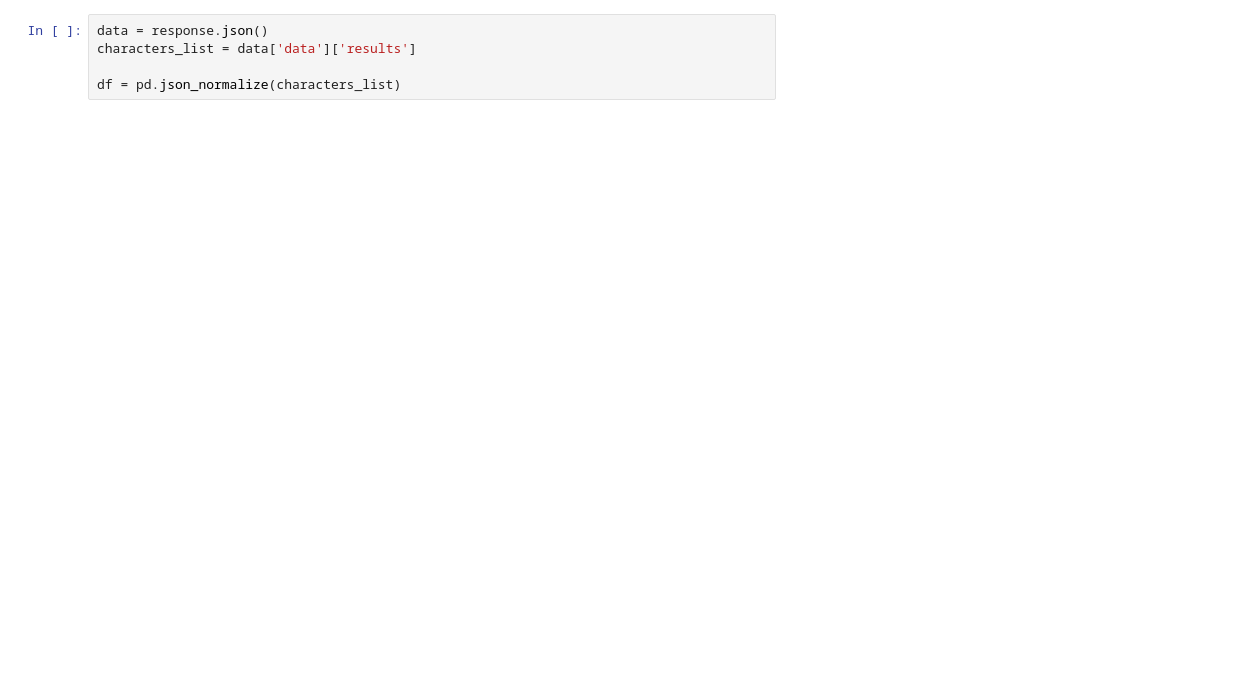
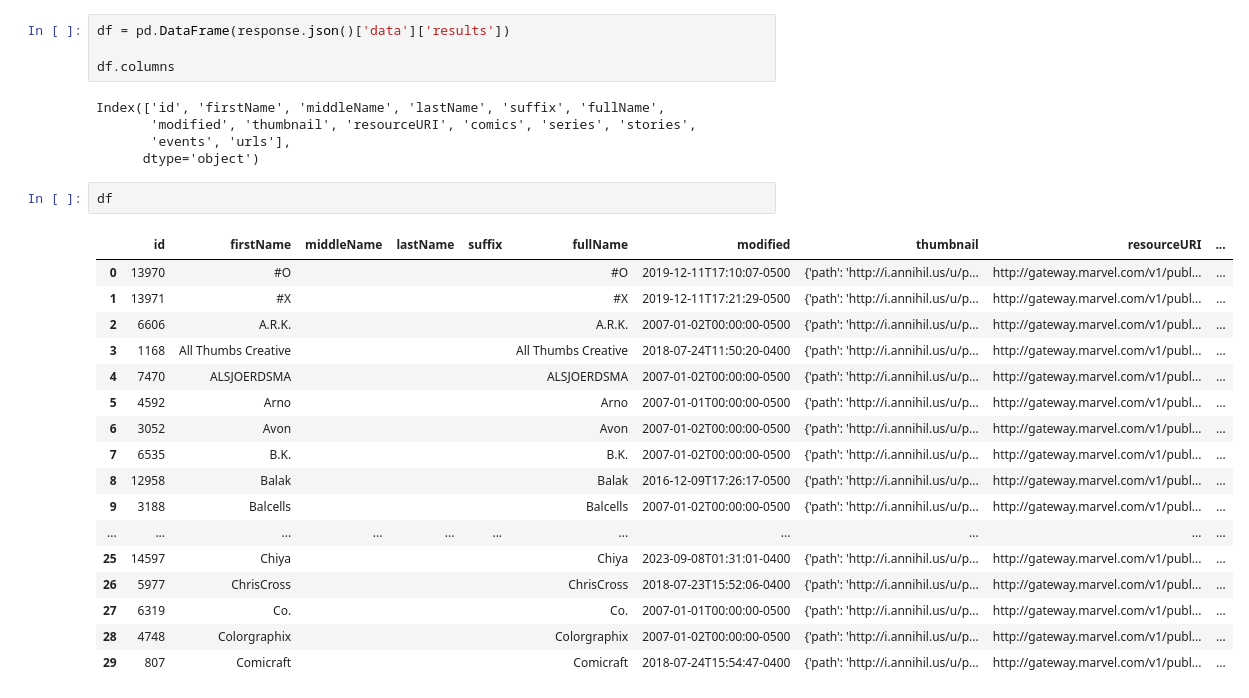
Before and after one commit to Rodrigo-Perico/aleon.ai, a Jupyter notebook: Marvel_aleon_ai.ipynb, the cells around one changed output. Saved outputs shown, nothing was run; the diff lists cells and outputs as text; blank space fills up the shorter version.

```diff
--- a/Marvel_aleon_ai.ipynb
+++ b/Marvel_aleon_ai.ipynb
@@ -26,5 +36,29 @@ response = requests.get(url, params=params)
 # %%
-data = response.json()
-characters_list = data['data']['results']
+df = pd.DataFrame(response.json()['data']['results'])
 
-df = pd.json_normalize(characters_list)
+df.columns
+# %% [output]
+Index(['id', 'firstName', 'middleName', 'lastName', 'suffix', 'fullName',
+       'modified', 'thumbnail', 'resourceURI', 'comics', 'series', 'stories',
+       'events', 'urls'],
+      dtype='object')
+# %%
+df
+# %% [output]
+|  | id | firstName | middleName | lastName | suffix | fullName | modified | thumbnail | resourceURI | ... |
+| 0 | 13970 | #O |  |  |  | #O | 2019-12-11T17:10:07-0500 | {'path': 'http://i.annihil.us/u/p... | http://gateway.marvel.com/v1/publ... | ... |
+| 1 | 13971 | #X |  |  |  | #X | 2019-12-11T17:21:29-0500 | {'path': 'http://i.annihil.us/u/p... | http://gateway.marvel.com/v1/publ... | ... |
+| 2 | 6606 | A.R.K. |  |  |  | A.R.K. | 2007-01-02T00:00:00-0500 | {'path': 'http://i.annihil.us/u/p... | http://gateway.marvel.com/v1/publ... | ... |
+| 3 | 1168 | All Thumbs Creative |  |  |  | All Thumbs Creative | 2018-07-24T11:50:20-0400 | {'path': 'http://i.annihil.us/u/p... | http://gateway.marvel.com/v1/publ... | ... |
+| 4 | 7470 | ALSJOERDSMA |  |  |  | ALSJOERDSMA | 2007-01-02T00:00:00-0500 | {'path': 'http://i.annihil.us/u/p... | http://gateway.marvel.com/v1/publ... | ... |
+| 5 | 4592 | Arno |  |  |  | Arno | 2007-01-01T00:00:00-0500 | {'path': 'http://i.annihil.us/u/p... | http://gateway.marvel.com/v1/publ... | ... |
+| 6 | 3052 | Avon |  |  |  | Avon | 2007-01-02T00:00:00-0500 | {'path': 'http://i.annihil.us/u/p... | http://gateway.marvel.com/v1/publ... | ... |
+| 7 | 6535 | B.K. |  |  |  | B.K. | 2007-01-02T00:00:00-0500 | {'path': 'http://i.annihil.us/u/p... | http://gateway.marvel.com/v1/publ... | ... |
+| 8 | 12958 | Balak |  |  |  | Balak | 2016-12-09T17:26:17-0500 | {'path': 'http://i.annihil.us/u/p... | http://gateway.marvel.com/v1/publ... | ... |
+| 9 | 3188 | Balcells |  |  |  | Balcells | 2007-01-02T00:00:00-0500 | {'path': 'http://i.annihil.us/u/p... | http://gateway.marvel.com/v1/publ... | ... |
+| ... | ... | ... | ... | ... | ... | ... | ... | ... | ... | ... |
+| 25 | 14597 | Chiya |  |  |  | Chiya | 2023-09-08T01:31:01-0400 | {'path': 'http://i.annihil.us/u/p... | http://gateway.marvel.com/v1/publ... | ... |
+| 26 | 5977 | ChrisCross |  |  |  | ChrisCross | 2018-07-23T15:52:06-0400 | {'path': 'http://i.annihil.us/u/p... | http://gateway.marvel.com/v1/publ... | ... |
+| 27 | 6319 | Co. |  |  |  | Co. | 2007-01-01T00:00:00-0500 | {'path': 'http://i.annihil.us/u/p... | http://gateway.marvel.com/v1/publ... | ... |
+| 28 | 4748 | Colorgraphix |  |  |  | Colorgraphix | 2007-01-02T00:00:00-0500 | {'path': 'http://i.annihil.us/u/p... | http://gateway.marvel.com/v1/publ... | ... |
+| 29 | 807 | Comicraft |  |  |  | Comicraft | 2018-07-24T15:54:47-0400 | {'path': 'http://i.annihil.us/u/p... | http://gateway.marvel.com/v1/publ... | ... |
```
Also changed, not shown: parts of 14 cells of this notebook.
